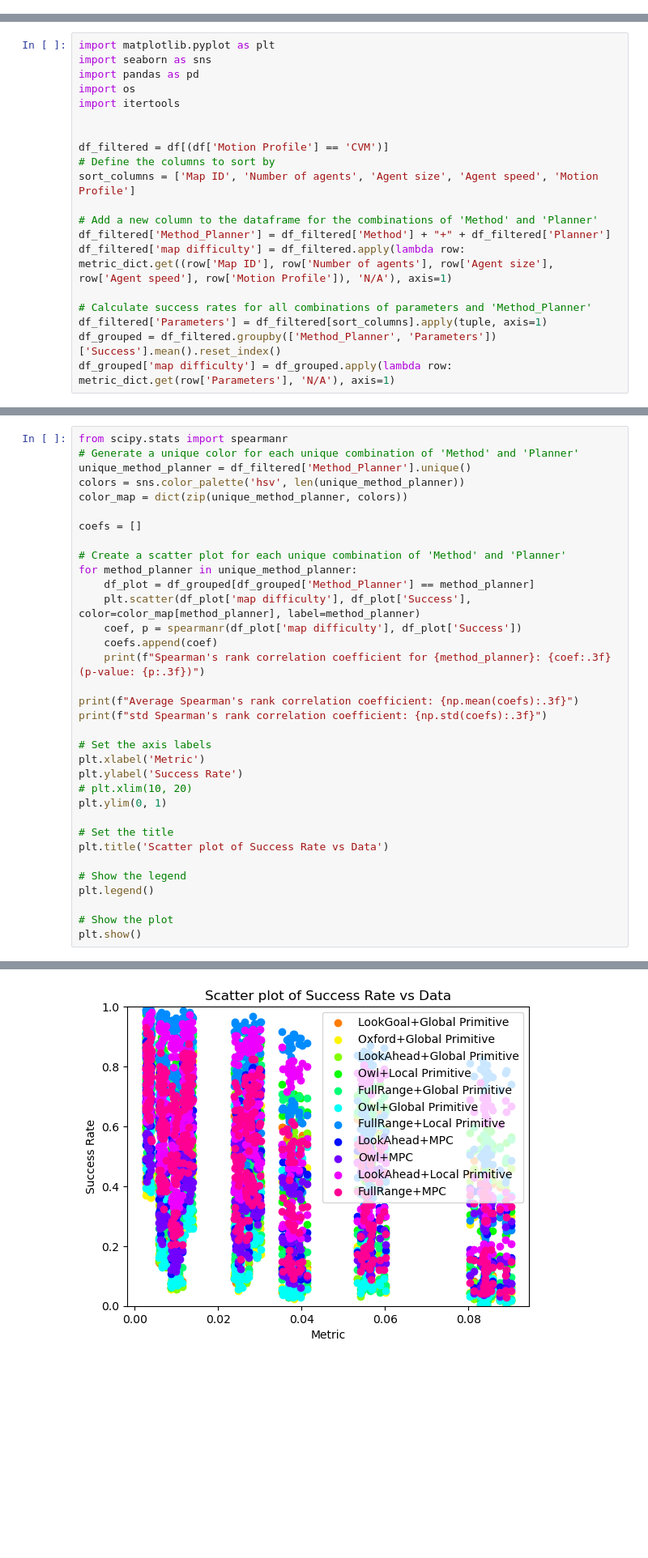
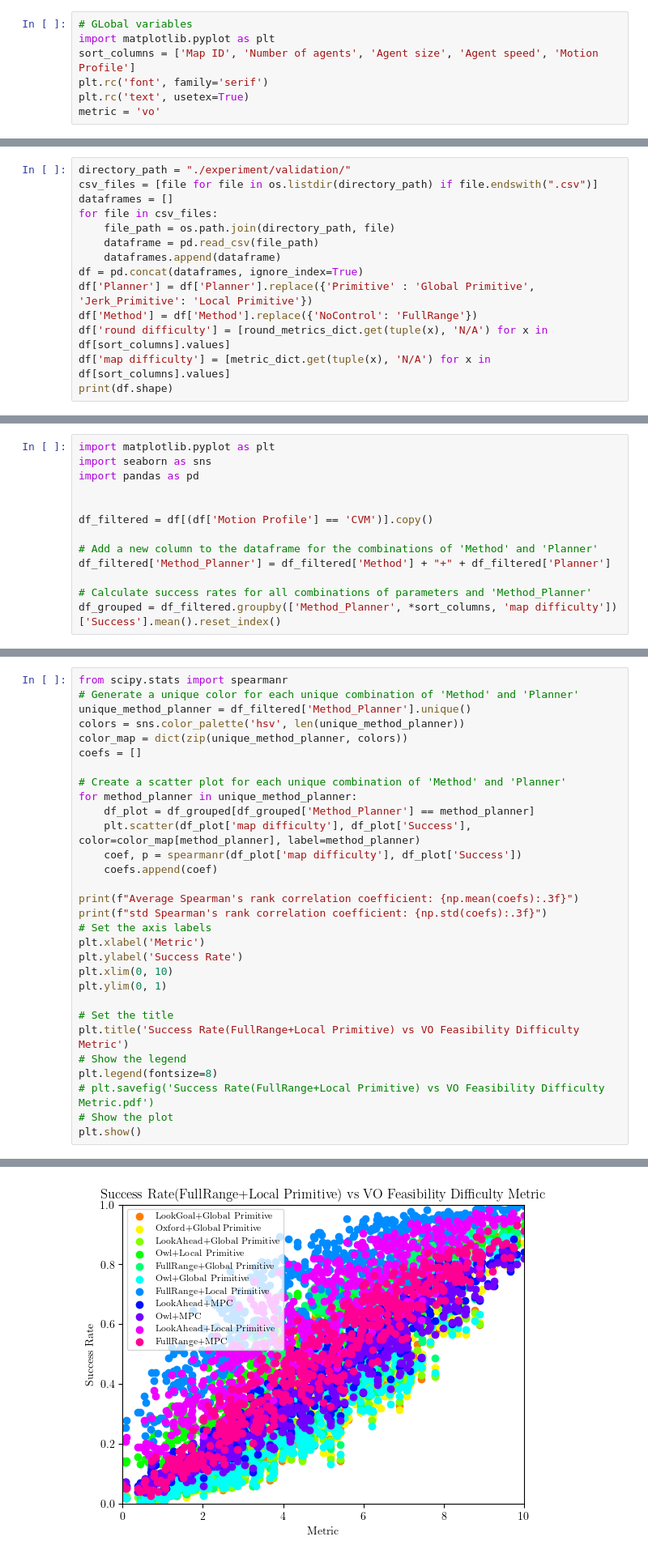
Before and after one commit to smoggy-P/gym-Drone2D-ActivePerception, a Jupyter notebook: test.ipynb, the cells around one changed output, grey strips where cells are left out. Shown at 81% size. Drawn from its saved outputs; the diff is of its cells as text; blank space fills up the shorter version.

```diff
--- a/test.ipynb
+++ b/test.ipynb
@@ -69,0 +23,7 @@ df['Method'] = df['Method'].replace({'NoControl': 'FullRange'})
+# %%
+# GLobal variables
+import matplotlib.pyplot as plt
+sort_columns = ['Map ID', 'Number of agents', 'Agent size', 'Agent speed', 'Motion Profile']
+plt.rc('font', family='serif')
+plt.rc('text', usetex=True)
+metric = 'vo'
@@ -69,0 +59,14 @@ df['Method'] = df['Method'].replace({'NoControl': 'FullRange'})
+# %%
+directory_path = "./experiment/validation/"
+csv_files = [file for file in os.listdir(directory_path) if file.endswith(".csv")]
+dataframes = []
+for file in csv_files:
+    file_path = os.path.join(directory_path, file)
+    dataframe = pd.read_csv(file_path)
+    dataframes.append(dataframe)
+df = pd.concat(dataframes, ignore_index=True)
+df['Planner'] = df['Planner'].replace({'Primitive' : 'Global Primitive', 'Jerk_Primitive': 'Local Primitive'})
+df['Method'] = df['Method'].replace({'NoControl': 'FullRange'})
+df['round difficulty'] = [round_metrics_dict.get(tuple(x), 'N/A') for x in df[sort_columns].values]
+df['map difficulty'] = [metric_dict.get(tuple(x), 'N/A') for x in df[sort_columns].values]
+print(df.shape)
@@ -73,19 +78,12 @@ df['Method'] = df['Method'].replace({'NoControl': 'FullRange'})
 import matplotlib.pyplot as plt
 import seaborn as sns
 import pandas as pd
-import os
-import itertools
 
 
-df_filtered = df[(df['Motion Profile'] == 'CVM')]
-# Define the columns to sort by
-sort_columns = ['Map ID', 'Number of agents', 'Agent size', 'Agent speed', 'Motion Profile']
+df_filtered = df[(df['Motion Profile'] == 'CVM')].copy()
 
 # Add a new column to the dataframe for the combinations of 'Method' and 'Planner'
 df_filtered['Method_Planner'] = df_filtered['Method'] + "+" + df_filtered['Planner']
-df_filtered['map difficulty'] = df_filtered.apply(lambda row: metric_dict.get((row['Map ID'], row['Number of agents'], row['Agent size'], row['Agent speed'], row['Motion Profile']), 'N/A'), axis=1)
 
 # Calculate success rates for all combinations of parameters and 'Method_Planner'
-df_filtered['Parameters'] = df_filtered[sort_columns].apply(tuple, axis=1)
-df_grouped = df_filtered.groupby(['Method_Planner', 'Parameters'])['Success'].mean().reset_index()
-df_grouped['map difficulty'] = df_grouped.apply(lambda row: metric_dict.get(row['Parameters'], 'N/A'), axis=1)
+df_grouped = df_filtered.groupby(['Method_Planner', *sort_columns, 'map difficulty'])['Success'].mean().reset_index()
@@ -111,7 +93,6 @@ from scipy.stats import spearmanr
 unique_method_planner = df_filtered['Method_Planner'].unique()
 colors = sns.color_palette('hsv', len(unique_method_planner))
 color_map = dict(zip(unique_method_planner, colors))
-
 coefs = []
 
 # Create a scatter plot for each unique combination of 'Method' and 'Planner'
@@ -120,23 +101,20 @@ for method_planner in unique_method_planner:
     plt.scatter(df_plot['map difficulty'], df_plot['Success'], color=color_map[method_planner], label=method_planner)
     coef, p = spearmanr(df_plot['map difficulty'], df_plot['Success'])
     coefs.append(coef)
-    print(f"Spearman's rank correlation coefficient for {method_planner}: {coef:.3f} (p-value: {p:.3f})")
 
 print(f"Average Spearman's rank correlation coefficient: {np.mean(coefs):.3f}")
 print(f"std Spearman's rank correlation coefficient: {np.std(coefs):.3f}")
-
 # Set the axis labels
 plt.xlabel('Metric')
 plt.ylabel('Success Rate')
-# plt.xlim(10, 20)
+plt.xlim(0, 10)
 plt.ylim(0, 1)
 
 # Set the title
-plt.title('Scatter plot of Success Rate vs Data')
-
+plt.title('Success Rate(FullRange+Local Primitive) vs VO Feasibility Difficulty Metric')
 # Show the legend
-plt.legend()
-
+plt.legend(fontsize=8)
+# plt.savefig('Success Rate(FullRange+Local Primitive) vs VO Feasibility Difficulty Metric.pdf')
 # Show the plot
 plt.show()
 # %% [output]
@@ -156 +123 @@ std Spearman's rank correlation coefficient: 0.068
-[figure, old version]
+[figure, new version]
```
Also changed, not shown: parts of 31 cells of this notebook, 10 other files.
